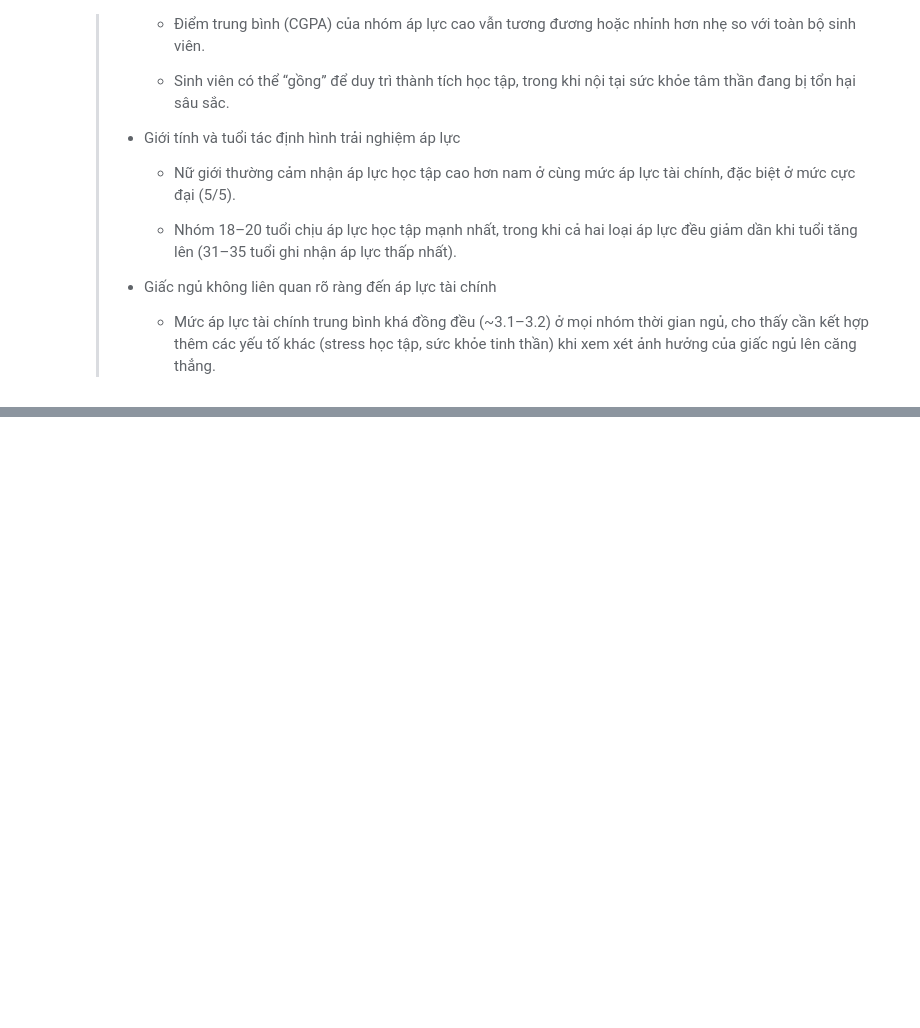
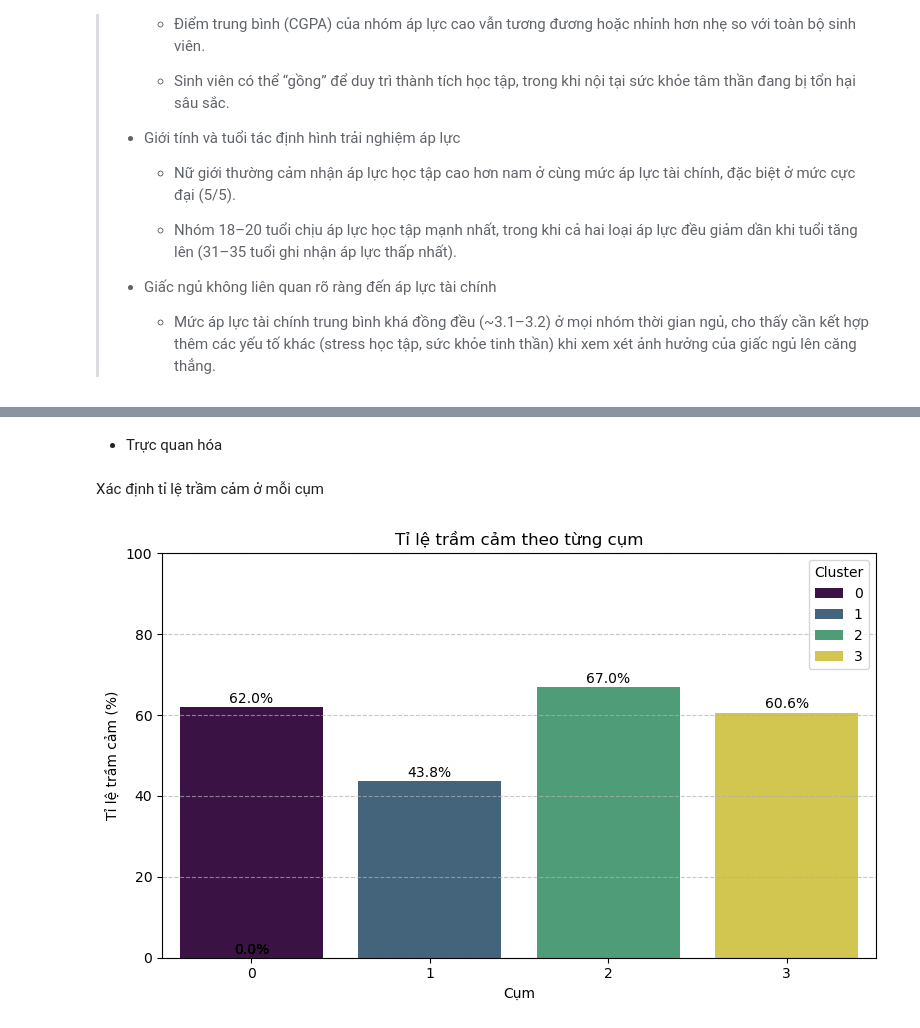
Before and after one commit to Dzivilord/Data_Insight_AI, a Jupyter notebook: src/ExploringData/Visualization_data.ipynb, the cells around one changed output, grey strips where cells are left out. Drawn from its saved outputs; the diff is of its cells as text; code cells hidden in the pictures; blank space fills up the shorter version.

```diff
--- a/src/ExploringData/Visualization_data.ipynb
+++ b/src/ExploringData/Visualization_data.ipynb
@@ -1326,0 +1351,2 @@ plt.show()
+# %% [markdown]
+* Trực quan hóa
@@ -1326,0 +1373,48 @@ plt.show()
+# %%
+# Xác định số lượng cụm bằng elbow method
+# Ở đây, chúng ta chọn 4 cụm
+n_clusters = 4
+kmeans = KMeans(n_clusters=n_clusters, random_state=42, n_init=10)
+time_management_df['Cluster'] = kmeans.fit_predict(X_cluster_scaled)
+
+cluster_depression_rate = time_management_df.groupby('Cluster')['Depression'].value_counts(normalize=True)
+
+# Lấy phần trăm giá trị 1 (Trầm cảm) trong cụm
+cluster_depression_rate = cluster_depression_rate.loc[:, 1] * 100
+cluster_depression_rate_df = cluster_depression_rate.reset_index(name='% of Depression')
+# %% [markdown]
+Xác định tỉ lệ trầm cảm ở mỗi cụm
+# %%
+# Vẽ biểu đồ cột
+plt.figure(figsize=(8, 5))
+ax = sns.barplot(
+    data=cluster_depression_rate_df,
+    x='Cluster',
+    y='% of Depression',
+    palette='viridis',
+    saturation=0.6,
+    hue='Cluster'
+)
+
+# Thêm nhãn giá trị trên cột
+for p in ax.patches:
+    height = p.get_height()
+    ax.text(
+        p.get_x() + p.get_width() / 2,
+        height + 1,
+        f'{height:.1f}%',
+        ha='center'
+    )
+
+# Tuỳ chỉnh
+plt.title('Tỉ lệ trầm cảm theo từng cụm')
+plt.xlabel('Cụm')
+plt.ylabel('Tỉ lệ trầm cảm (%)')
+plt.ylim(0, 100)
+plt.grid(axis='y', linestyle='--', alpha=0.7)
+plt.tight_layout()
+
+# Hiển thị
+plt.show()
+# %% [output]
+[figure, added]
```
Also changed, not shown: parts of 22 cells of this notebook.
